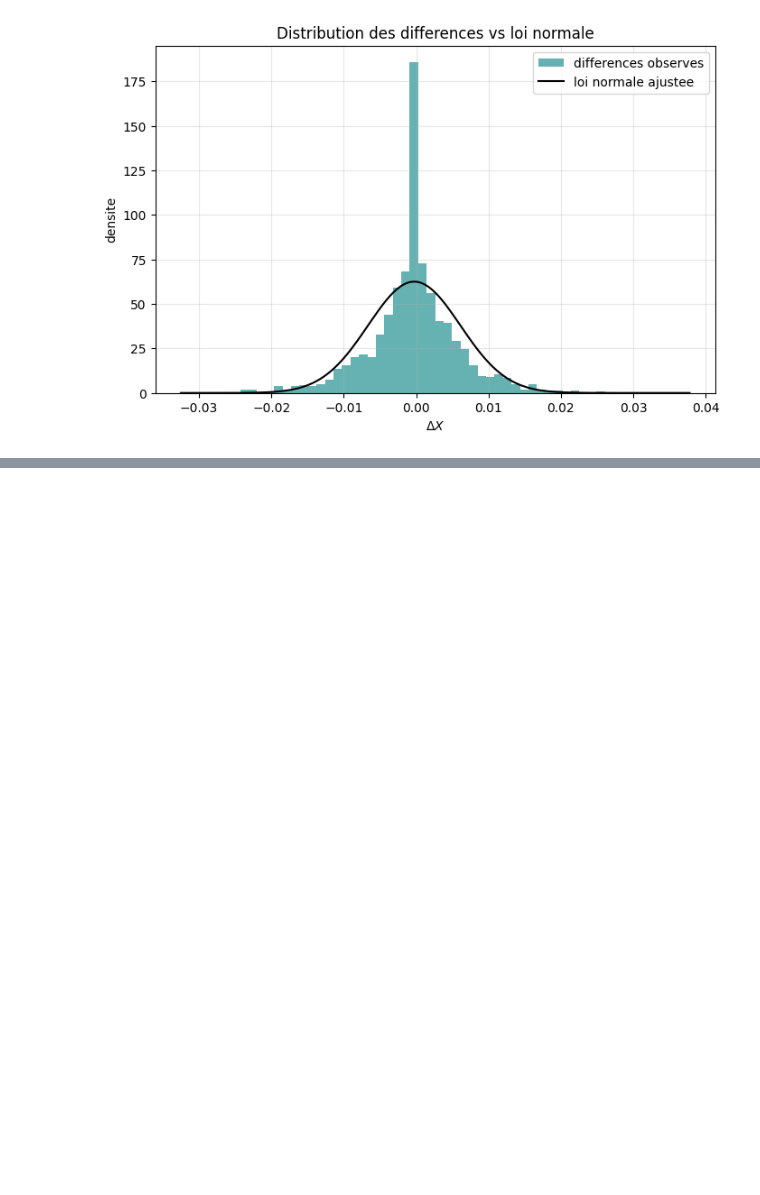
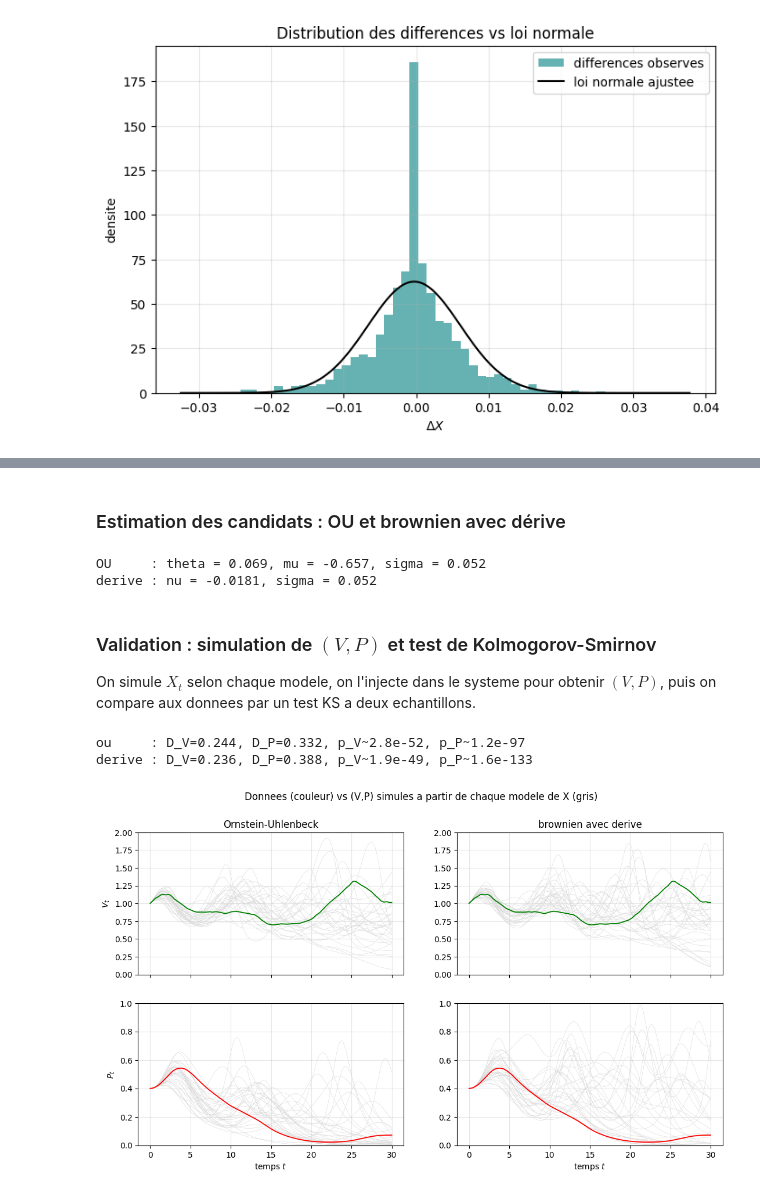
Before and after one commit to Flyioncy/Projet_Stochastiques, a Jupyter notebook: notebook_local.ipynb, the cells around one changed output, grey strips where cells are left out. Cells and saved outputs as stored; diff of their text form; code cells hidden in the pictures; blank space fills up the shorter version.

```diff
--- a/notebook_local.ipynb
+++ b/notebook_local.ipynb
@@ -205,0 +173,67 @@ OU estime : theta = 0.069, mu = -0.657, sigma = 0.052
+# %% [markdown]
+### Estimation des candidats : OU et brownien avec dérive
+# %%
+# Deux candidats que rien ne permet d'ecarter a priori.
+# OU : dX = theta(mu - X)dt + sigma dB  ->  regression de dX sur X.
+pente, ord0 = np.polyfit(X[:-1], dX, 1)
+theta = -pente / dt
+mu = ord0 / (-pente)
+sigma = (dX - (pente * X[:-1] + ord0)).std() / np.sqrt(dt)
+# Brownien avec derive : dX = nu dt + sigma dB.
+nu = dX.mean() / dt
+sigma_d = dX.std() / np.sqrt(dt)
+print(f'OU     : theta = {theta:.3f}, mu = {mu:.3f}, sigma = {sigma:.3f}')
+print(f'derive : nu = {nu:.4f}, sigma = {sigma_d:.3f}')
+# %% [output]
+OU     : theta = 0.069, mu = -0.657, sigma = 0.052
+derive : nu = -0.0181, sigma = 0.052
+# %% [markdown]
+### Validation : simulation de $(V,P)$ et test de Kolmogorov-Smirnov
+
+On simule $X_t$ selon chaque modele, on l'injecte dans le systeme pour obtenir $(V,P)$, puis on compare aux donnees par un test KS a deux echantillons.
+# %%
+def integ_VP(Xp):
+    # Systeme couple, conditions initiales observees.
+    Vs = np.empty(N); Ps = np.empty(N); Vs[0] = V[0]; Ps[0] = P[0]
+    for i in range(N - 1):
+        Vs[i+1] = Vs[i] + Vs[i] * (2/3 - 4/3 * Ps[i] + Xp[i]) * dt
+        Ps[i+1] = Ps[i] + Ps[i] * (-1 + Vs[i]) * dt
+    return Vs, Ps
+
+def simule_X(kind):
+    Y = np.zeros(N); e = scs.norm(0, 1).rvs(size=N - 1)
+    for i in range(N - 1):
+        drift = theta * (mu - Y[i]) if kind == 'ou' else nu
+        s = sigma if kind == 'ou' else sigma_d
+        Y[i+1] = Y[i] + drift * dt + s * np.sqrt(dt) * e[i]
+    return Y
+
+M = 200
+for kind in ('ou', 'derive'):
+    DV = []; DP = []; pV = []; pP = []
+    for _ in range(M):
+        Vs, Ps = integ_VP(simule_X(kind))
+        rV = scs.ks_2samp(V, Vs); rP = scs.ks_2samp(P, Ps)
+        DV.append(rV.statistic); DP.append(rP.statistic); pV.append(rV.pvalue); pP.append(rP.pvalue)
+    print(f'{kind:7s}: D_V={np.median(DV):.3f}, D_P={np.median(DP):.3f}, p_V~{np.median(pV):.1e}, p_P~{np.median(pP):.1e}')
+# %% [output]
+ou     : D_V=0.244, D_P=0.332, p_V~2.8e-52, p_P~1.2e-97
+derive : D_V=0.236, D_P=0.388, p_V~1.9e-49, p_P~1.6e-133
+# %%
+fig, ax = plt.subplots(2, 2, figsize=(13, 7), sharex=True)
+for j, kind in enumerate(('ou', 'derive')):
+    for _ in range(30):
+        Vs, Ps = integ_VP(simule_X(kind))
+        ax[0, j].plot(t, Vs, color='0.85', lw=0.4)
+        ax[1, j].plot(t, Ps, color='0.85', lw=0.4)
+    ax[0, j].plot(t, V, color='green', lw=1.3)
+    ax[1, j].plot(t, P, color='red', lw=1.3)
+    ax[0, j].set_title('Ornstein-Uhlenbeck' if kind == 'ou' else 'brownien avec derive')
+    ax[0, j].set_ylim(0, 2); ax[1, j].set_ylim(0, 1); ax[0, j].grid(alpha=0.3); ax[1, j].grid(alpha=0.3)
+ax[0, 0].set_ylabel('$V_t$'); ax[1, 0].set_ylabel('$P_t$')
+ax[1, 0].set_xlabel('temps $t$'); ax[1, 1].set_xlabel('temps $t$')
+fig.suptitle('Donnees (couleur) vs (V,P) simules a partir de chaque modele de X (gris)')
+plt.savefig('figures/virus4_vp_validation.png', dpi=150, bbox_inches='tight')
+plt.show()
+# %% [output]
+[figure, added]
```
Also changed, not shown: parts of 2 cells of this notebook, 3 other files.
